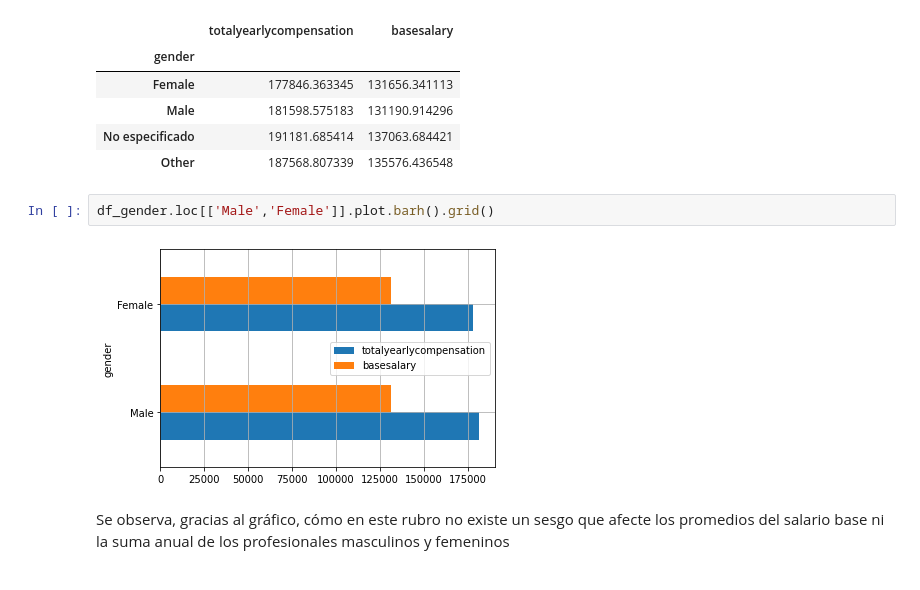
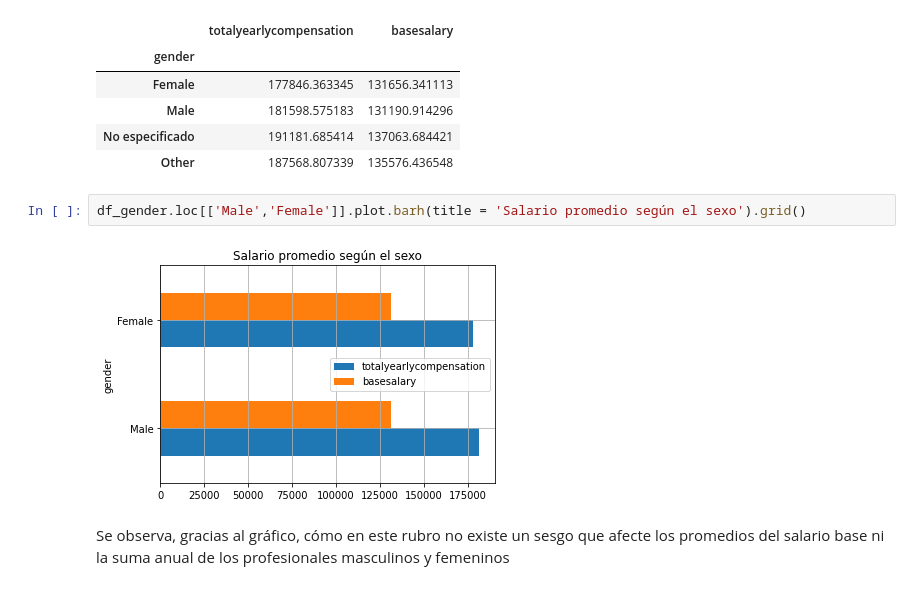
Before and after one commit to jspm07/PythonAnalytics, a Jupyter notebook: src/eda1.ipynb, the cells around one changed output. Cells and saved outputs as stored; diff of their text form.

```diff
--- a/src/eda1.ipynb
+++ b/src/eda1.ipynb
@@ -43,9 +43,9 @@ df_gender
 | No especificado | 191181.685414 | 137063.684421 |
 | Other | 187568.807339 | 135576.436548 |
 # %%
-df_gender.loc[['Male','Female']].plot.barh().grid()
+df_gender.loc[['Male','Female']].plot.barh(title = 'Salario promedio según el sexo').grid()
 # %% [output]
-[figure, old version]
+[figure, new version]
 # %% [markdown]
 Se observa, gracias al gráfico, cómo en este rubro no existe un sesgo que afecte los promedios del salario base ni la suma anual de los profesionales masculinos y femeninos
 # %%
```
Also changed, not shown: parts of 6 cells of this notebook.
